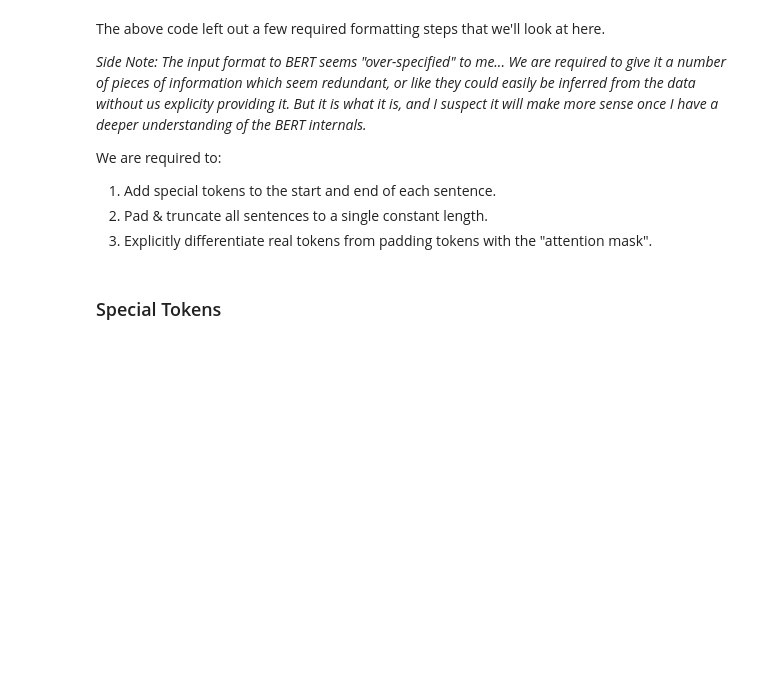
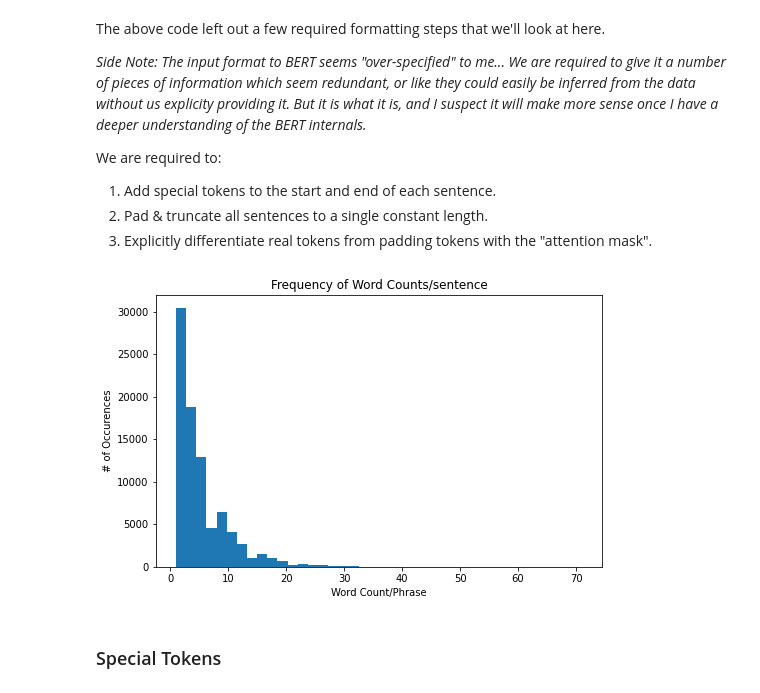
Before and after one commit to Alenush/style_transfer_sirius2021summer, a Jupyter notebook: utils/[Sergey_Polina]_Classification.ipynb, the cells around one changed output. Cells and saved outputs as stored; diff of their text form; code cells hidden in the pictures; blank space fills up the shorter version.

```diff
--- a/utils/[Sergey_Polina]_Classification.ipynb
+++ b/utils/[Sergey_Polina]_Classification.ipynb
@@ -248,4 +300,4 @@ import numpy as np
 # %%
-suspisious_phrases = set(df_["Phrase"].value_counts()[df_["Phrase"].value_counts() > 1].index)
+suspisious_phrases = set(df_["Base_Phrase"].value_counts()[df_["Base_Phrase"].value_counts() > 1].index)
 len(suspisious_phrases)
 # %% [output]
@@ -504,6 +532,24 @@ We are required to:
 1. Add special tokens to the start and end of each sentence.
 2. Pad & truncate all sentences to a single constant length.
 3. Explicitly differentiate real tokens from padding tokens with the "attention mask".
+# %%
+import matplotlib.pyplot as plt
+from matplotlib import rc
+%matplotlib inline
+
+# compute no. of words in each question
+x = df_['Phrase'].tolist()
+phrases = x
+word_cnt = [len(phrase.split()) for phrase in phrases]
+# Plot the distribution
+plt.figure(figsize=[8,5])
+plt.hist(word_cnt, bins = 40)
+plt.xlabel('Word Count/Phrase')
+plt.ylabel('# of Occurences')
+plt.title("Frequency of Word Counts/sentence")
+plt.show()
+# %% [output]
+[figure, added]
 # %% [markdown]
 ### Special Tokens
 # %% [markdown]
```
Also changed, not shown: parts of 53 cells of this notebook.
